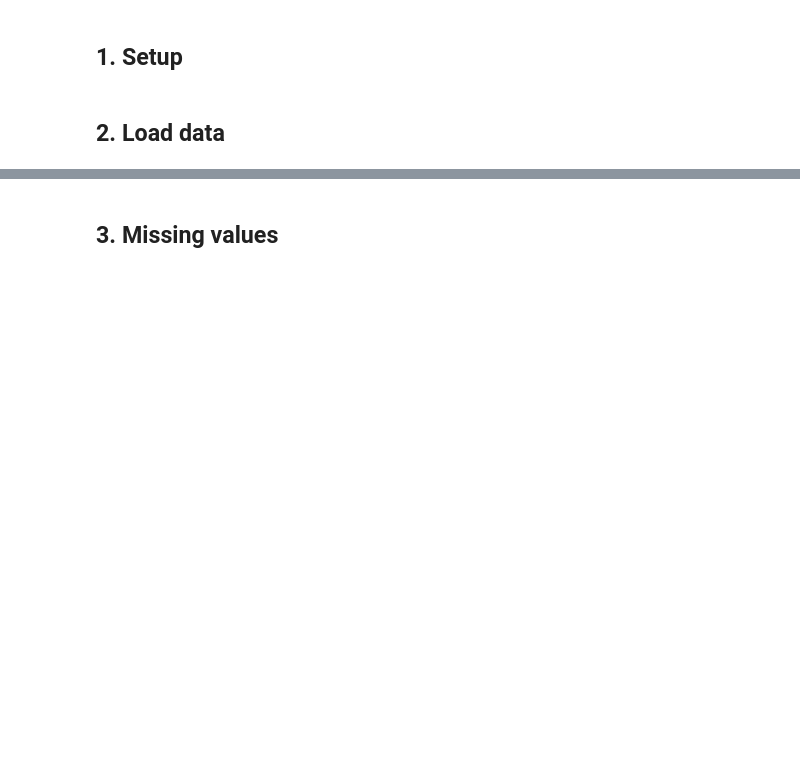
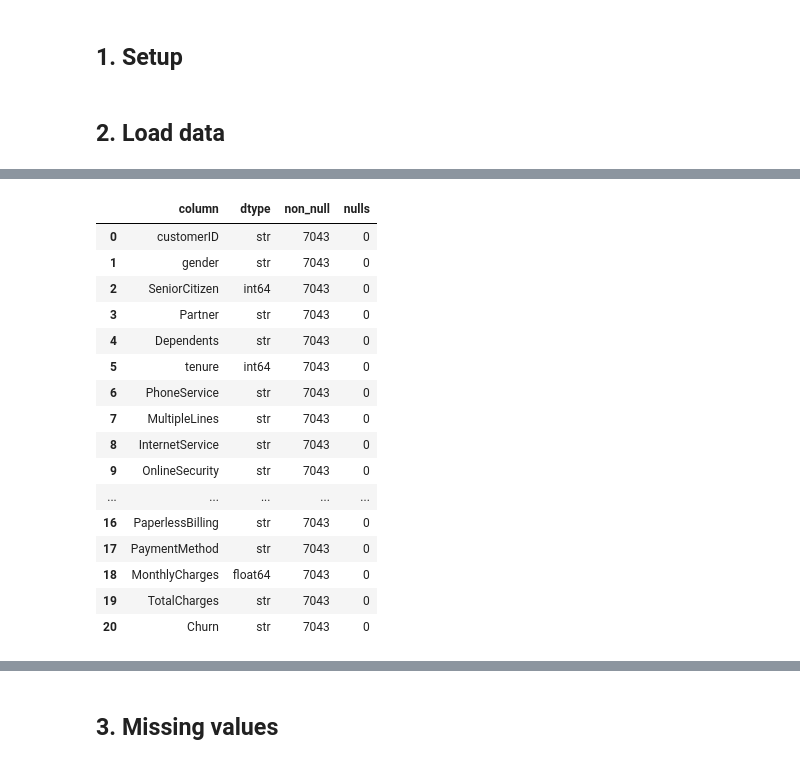
Before and after one commit to yash1-coder/Customer-Churn-Prediction, a Jupyter notebook: notebooks/01_eda.ipynb, the cells around one changed output, grey strips where cells are left out. Drawn from its saved outputs; the diff is of its cells as text; code cells hidden in the pictures; blank space fills up the shorter version.

```diff
--- a/notebooks/01_eda.ipynb
+++ b/notebooks/01_eda.ipynb
@@ -38,2 +46,31 @@ df.dtypes
+# %%
+# Column summary (names + dtypes)
+col_summary = pd.DataFrame(
+    {
+        "column": df.columns,
+        "dtype": df.dtypes.astype(str).values,
+        "non_null": df.notna().sum().values,
+        "nulls": df.isna().sum().values,
+    }
+)
+col_summary
+# %% [output]
+|  | column | dtype | non_null | nulls |
+| 0 | customerID | str | 7043 | 0 |
+| 1 | gender | str | 7043 | 0 |
+| 2 | SeniorCitizen | int64 | 7043 | 0 |
+| 3 | Partner | str | 7043 | 0 |
+| 4 | Dependents | str | 7043 | 0 |
+| 5 | tenure | int64 | 7043 | 0 |
+| 6 | PhoneService | str | 7043 | 0 |
+| 7 | MultipleLines | str | 7043 | 0 |
+| 8 | InternetService | str | 7043 | 0 |
+| 9 | OnlineSecurity | str | 7043 | 0 |
+| ... | ... | ... | ... | ... |
+| 16 | PaperlessBilling | str | 7043 | 0 |
+| 17 | PaymentMethod | str | 7043 | 0 |
+| 18 | MonthlyCharges | float64 | 7043 | 0 |
+| 19 | TotalCharges | str | 7043 | 0 |
+| 20 | Churn | str | 7043 | 0 |
 # %%
 df.describe(include="all")
```
Also changed, not shown: parts of 13 cells of this notebook, 2 other files.
